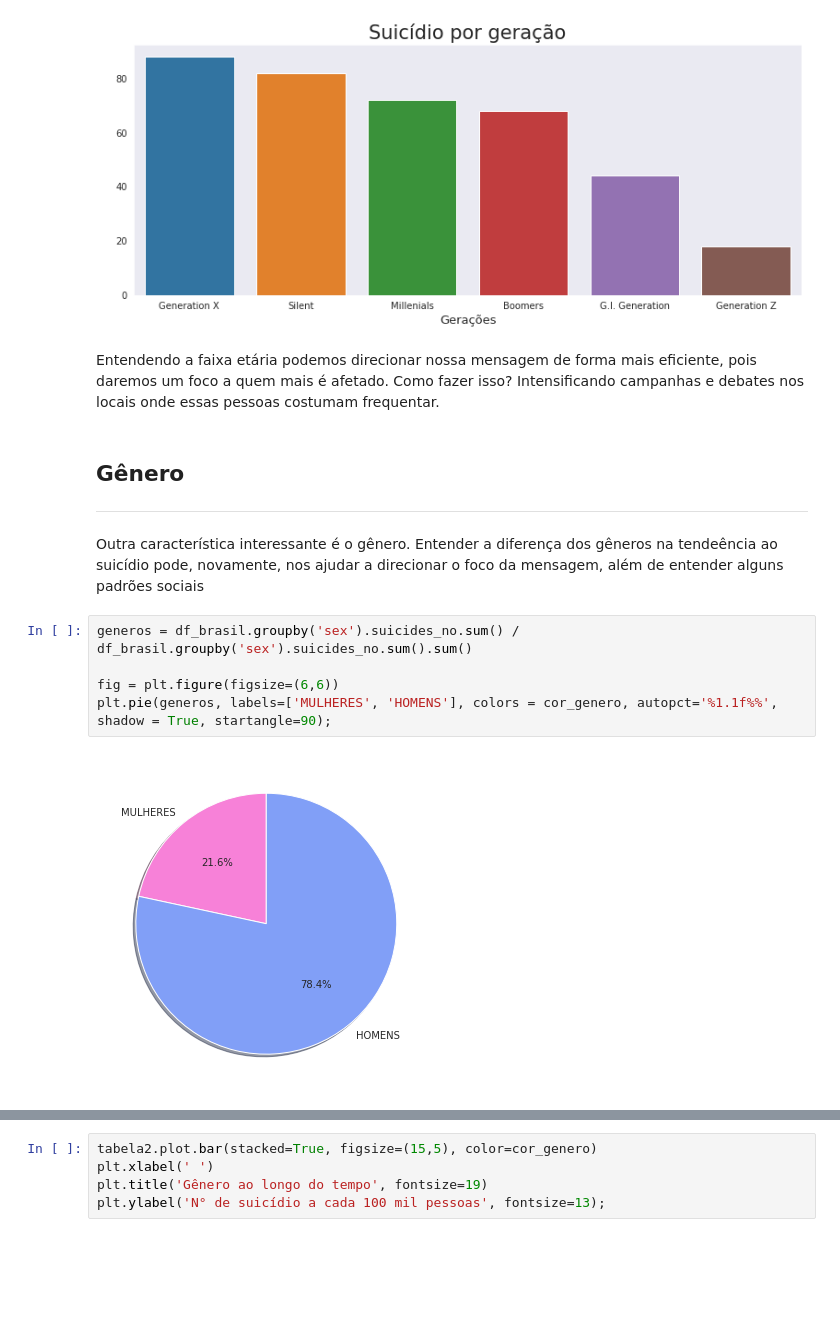
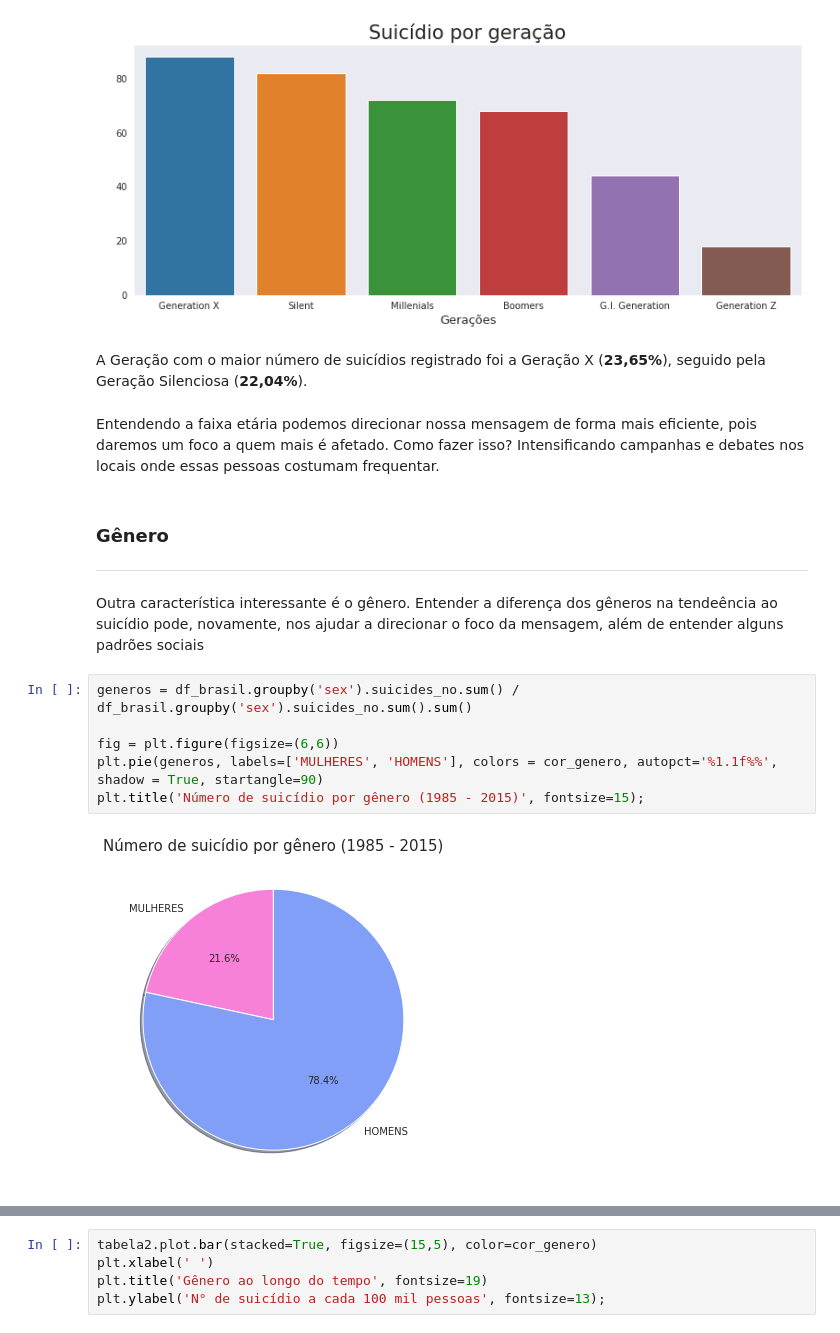
Before and after one commit to Patotricks15/Ciencia-de-dados-projetos, a Jupyter notebook: Taxa de suicídio no Brasil em 30 anos/Análise_da_taxa_de_suicídio_no_Brasil_(1985_2015).ipynb, the cells around one changed output, grey strips where cells are left out. Drawn from its saved outputs; the diff is of its cells as text; blank space fills up the shorter version.

```diff
--- a/Taxa de suicídio no Brasil em 30 anos/Análise_da_taxa_de_suicídio_no_Brasil_(1985_2015).ipynb
+++ b/Taxa de suicídio no Brasil em 30 anos/Análise_da_taxa_de_suicídio_no_Brasil_(1985_2015).ipynb
@@ -153,17 +254,20 @@ plt.ylabel(' ')
 plt.title('Suicídio por geração',fontsize=21);
 # %% [output]
 [figure]
+# %% [markdown]
+A Geração com o maior número de suicídios registrado foi a Geração X (**23,65%**), seguido pela Geração Silenciosa (**22,04%**).
 # %% [markdown]
 Entendendo a faixa etária podemos direcionar nossa mensagem de forma mais eficiente, pois daremos um foco a quem mais é afetado. Como fazer isso? Intensificando campanhas e debates nos locais onde essas pessoas costumam frequentar.
 # %% [markdown]
-## Gênero
+### Gênero
 
 ---
 Outra característica interessante é o gênero. Entender a diferença dos gêneros na tendeência ao suicídio pode, novamente, nos ajudar a direcionar o foco da mensagem, além de entender alguns padrões sociais
 # %%
 generos = df_brasil.groupby('sex').suicides_no.sum() / df_brasil.groupby('sex').suicides_no.sum().sum()
 
 fig = plt.figure(figsize=(6,6))
-plt.pie(generos, labels=['MULHERES', 'HOMENS'], colors = cor_genero, autopct='%1.1f%%', shadow = True, startangle=90);
+plt.pie(generos, labels=['MULHERES', 'HOMENS'], colors = cor_genero, autopct='%1.1f%%', shadow = True, startangle=90)
+plt.title('Número de suicídio por gênero (1985 - 2015)', fontsize=15);
 # %% [output]
-[figure, old version]
+[figure, new version]
```
Also changed, not shown: parts of 31 cells of this notebook.
